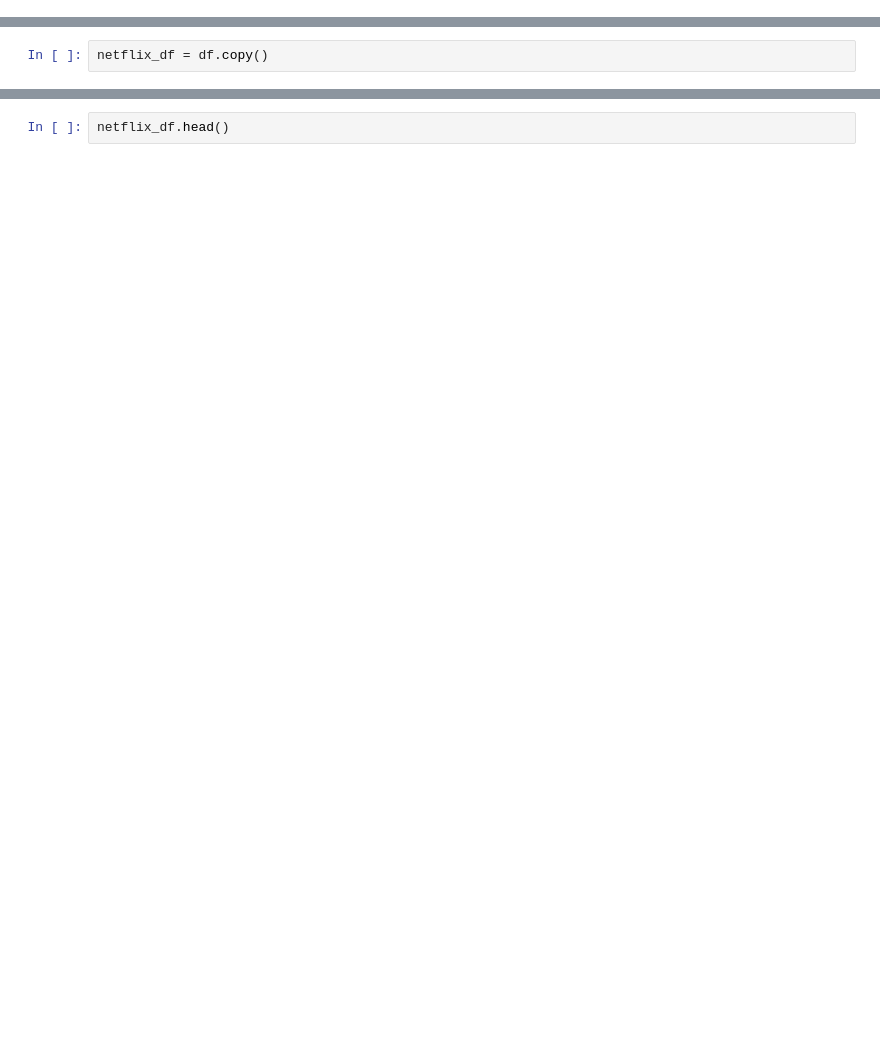
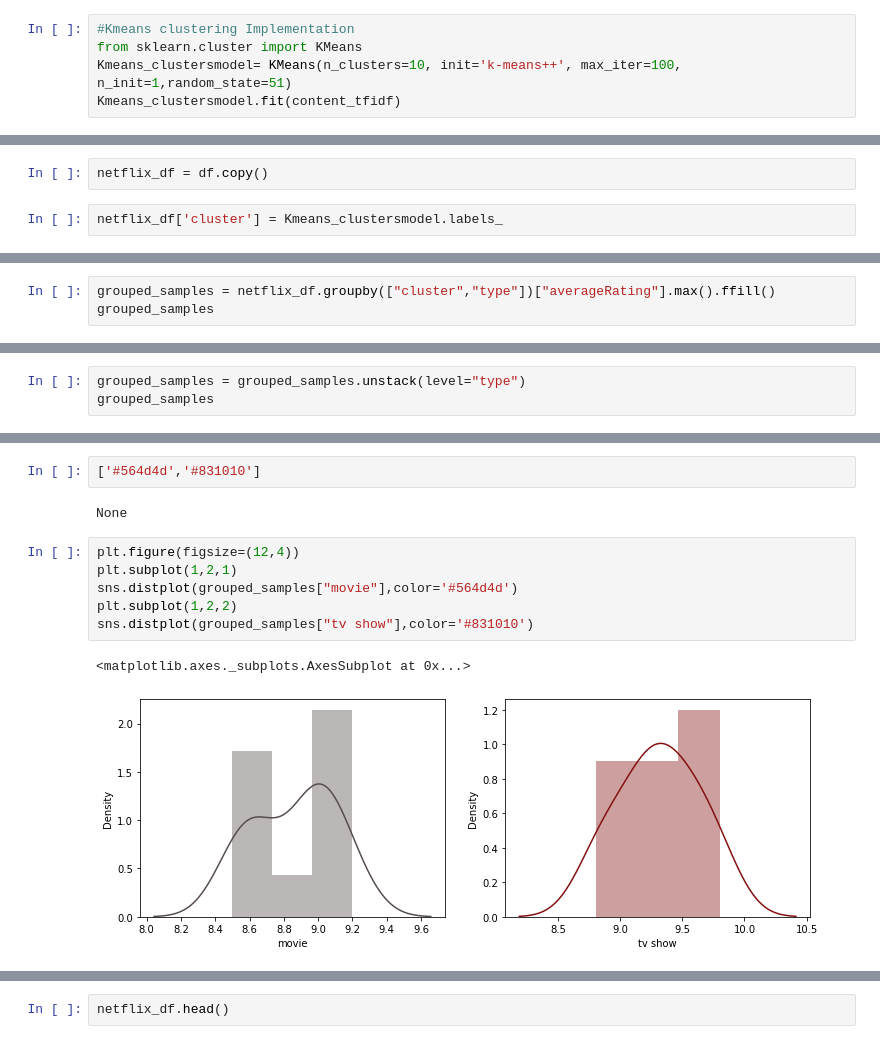
Before and after one commit to rubeshajith/NETFLIX-MOVIES-AND-TV-SHOWS-CLUSTERING, a Jupyter notebook: NETFLIX_MOVIES_AND_TV_SHOWS_CLUSTERING.ipynb, the cells around one changed output, grey strips where cells are left out. Saved outputs shown, nothing was run; the diff lists cells and outputs as text; blank space fills up the shorter version.

```diff
--- a/NETFLIX_MOVIES_AND_TV_SHOWS_CLUSTERING.ipynb
+++ b/NETFLIX_MOVIES_AND_TV_SHOWS_CLUSTERING.ipynb
@@ -1221,0 +1328,5 @@ df.head()
+# %%
+#Kmeans clustering Implementation
+from sklearn.cluster import KMeans
+Kmeans_clustersmodel= KMeans(n_clusters=10, init='k-means++', max_iter=100, n_init=1,random_state=51)
+Kmeans_clustersmodel.fit(content_tfidf)
@@ -1222,2 +1354,4 @@ df.head()
 # %%
 netflix_df = df.copy()
+# %%
+netflix_df['cluster'] = Kmeans_clustersmodel.labels_
@@ -1223,0 +1370,3 @@ netflix_df = df.copy()
+# %%
+grouped_samples = netflix_df.groupby(["cluster","type"])["averageRating"].max().ffill()
+grouped_samples
@@ -1223,0 +1391,3 @@ netflix_df = df.copy()
+# %%
+grouped_samples = grouped_samples.unstack(level="type")
+grouped_samples
@@ -1223,0 +1407,13 @@ netflix_df = df.copy()
+# %%
+['#564d4d','#831010']
+# %% [output]
+None
+# %%
+plt.figure(figsize=(12,4))
+plt.subplot(1,2,1)
+sns.distplot(grouped_samples["movie"],color='#564d4d')
+plt.subplot(1,2,2)
+sns.distplot(grouped_samples["tv show"],color='#831010')
+# %% [output]
+<matplotlib.axes._subplots.AxesSubplot at 0x...>
+[figure, added]
```
Also changed, not shown: parts of 26 cells of this notebook.
